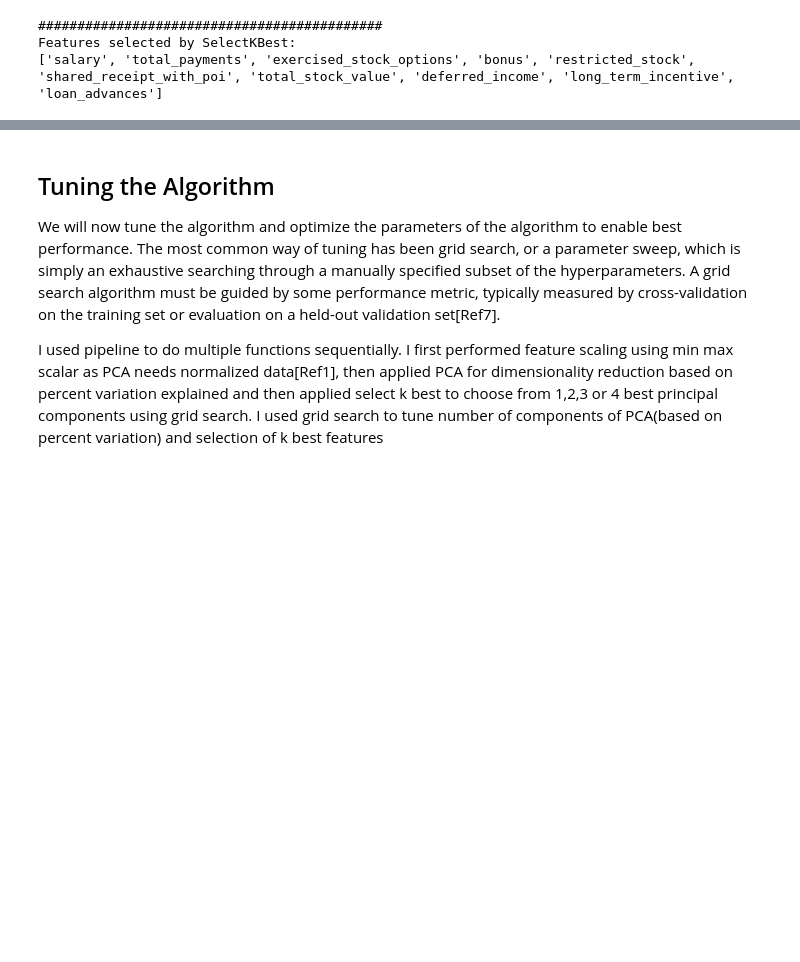
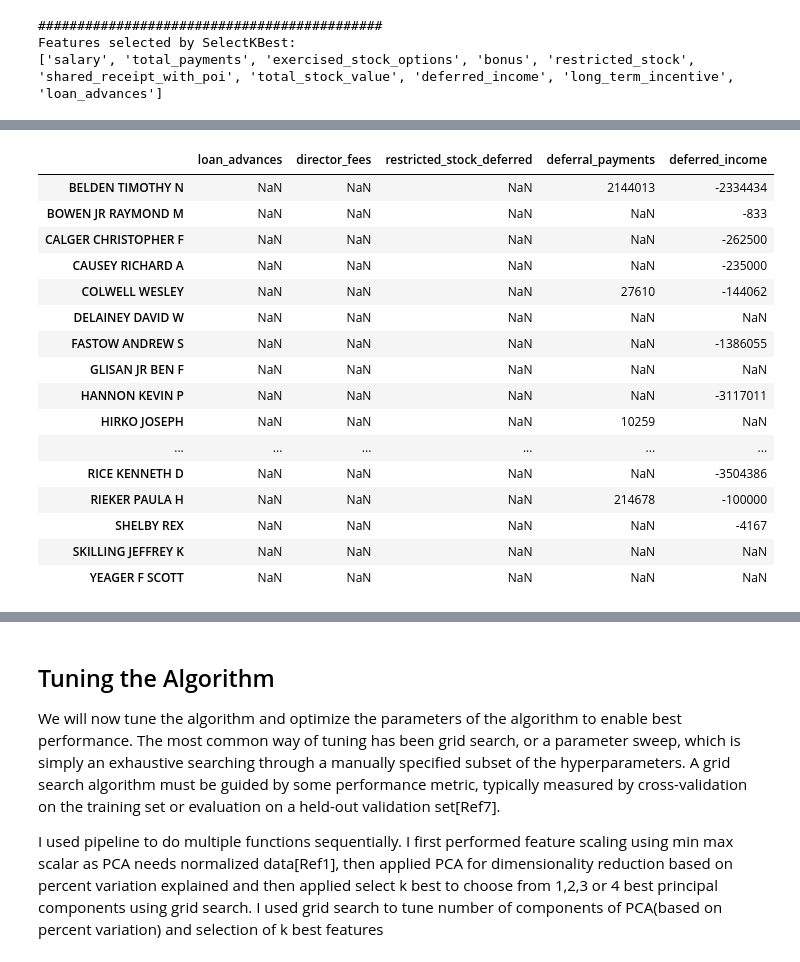
Before and after one commit to nonusingh/ML_FinalProject, a Jupyter notebook: final_report.ipynb, the cells around one changed output, grey strips where cells are left out. Drawn from its saved outputs; the diff is of its cells as text; code cells hidden in the pictures; blank space fills up the shorter version.

```diff
--- a/final_report.ipynb
+++ b/final_report.ipynb
@@ -182,0 +185,24 @@ The top ten important features are: 'salary', 'total_payments', 'exercised_stock
+# %%
+import pandas as pd
+df = pd.DataFrame(my_dataset)
+df = df.T
+df.loc[df['poi'] == True][['loan_advances', 'director_fees', 'restricted_stock_deferred',
+                           'deferral_payments', 'deferred_income']]
+# %% [output]
+|  | loan_advances | director_fees | restricted_stock_deferred | deferral_payments | deferred_income |
+| BELDEN TIMOTHY N | NaN | NaN | NaN | 2144013 | -2334434 |
+| BOWEN JR RAYMOND M | NaN | NaN | NaN | NaN | -833 |
+| CALGER CHRISTOPHER F | NaN | NaN | NaN | NaN | -262500 |
+| CAUSEY RICHARD A | NaN | NaN | NaN | NaN | -235000 |
+| COLWELL WESLEY | NaN | NaN | NaN | 27610 | -144062 |
+| DELAINEY DAVID W | NaN | NaN | NaN | NaN | NaN |
+| FASTOW ANDREW S | NaN | NaN | NaN | NaN | -1386055 |
+| GLISAN JR BEN F | NaN | NaN | NaN | NaN | NaN |
+| HANNON KEVIN P | NaN | NaN | NaN | NaN | -3117011 |
+| HIRKO JOSEPH | NaN | NaN | NaN | 10259 | NaN |
+| ... | ... | ... | ... | ... | ... |
+| RICE KENNETH D | NaN | NaN | NaN | NaN | -3504386 |
+| RIEKER PAULA H | NaN | NaN | NaN | 214678 | -100000 |
+| SHELBY REX | NaN | NaN | NaN | NaN | -4167 |
+| SKILLING JEFFREY K | NaN | NaN | NaN | NaN | NaN |
+| YEAGER F SCOTT | NaN | NaN | NaN | NaN | NaN |
```
Also changed, not shown: parts of 20 cells of this notebook.
